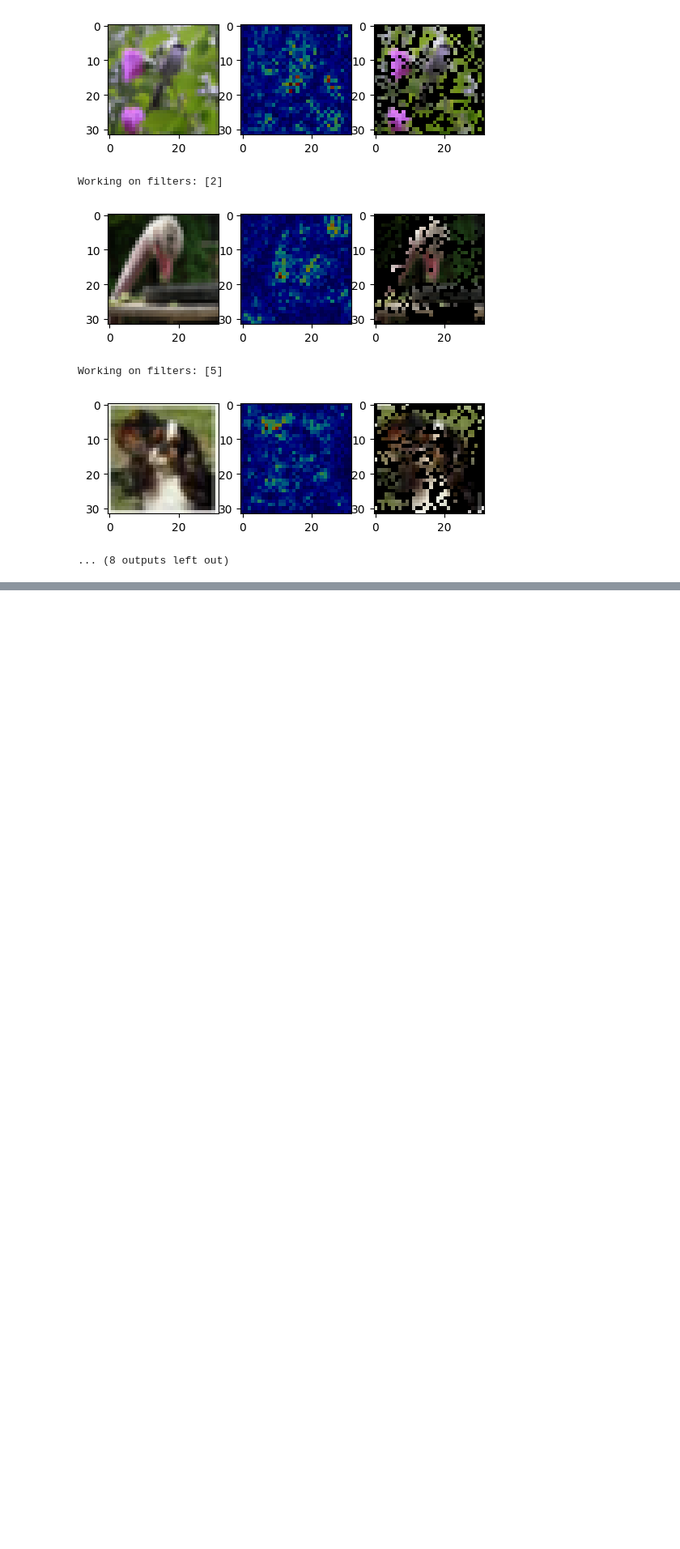
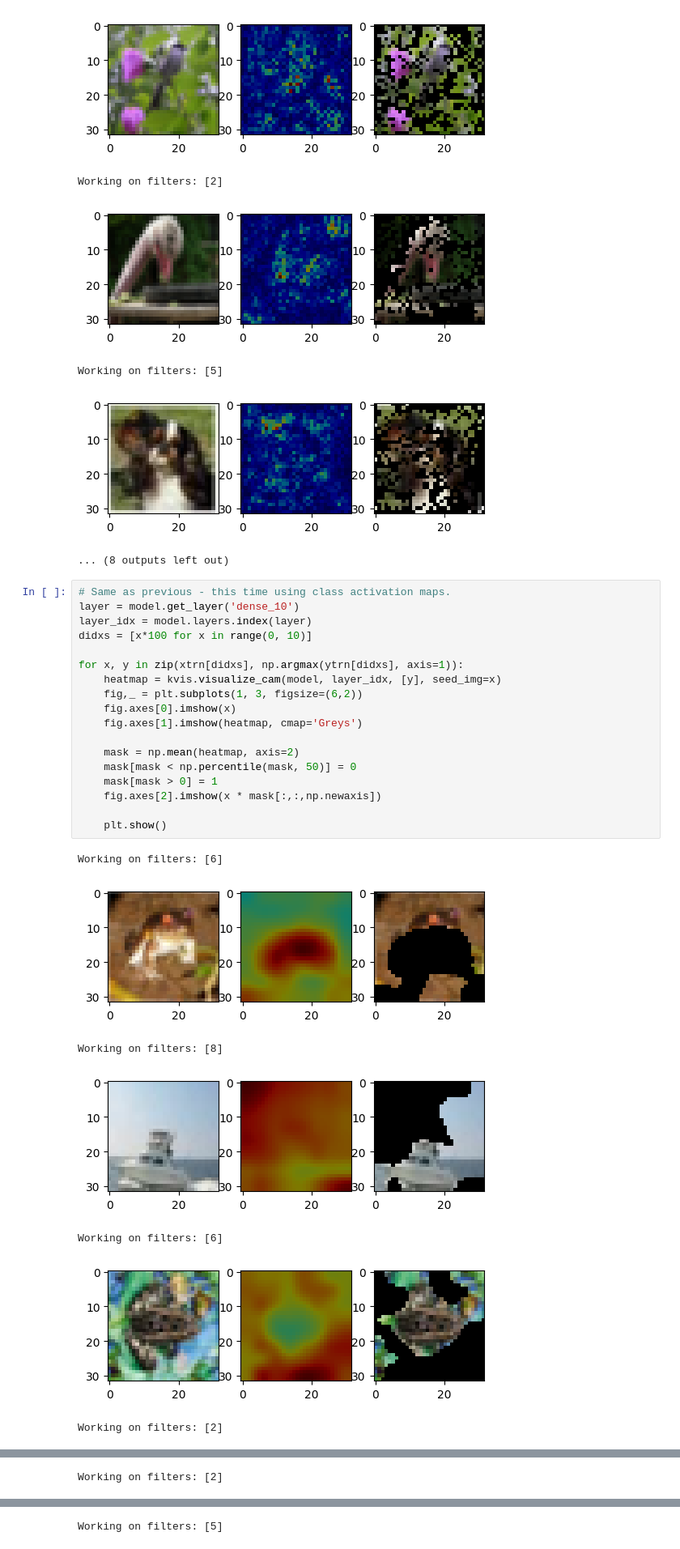
Before and after one commit to alexklibisz/exercises, a Jupyter notebook: neural-networks/cifar10_keras_vis.ipynb, the cells around one changed output, grey strips where cells are left out. Shown at 81% size. Drawn from its saved outputs; the diff is of its cells as text; blank space fills up the shorter version.

```diff
--- a/neural-networks/cifar10_keras_vis.ipynb
+++ b/neural-networks/cifar10_keras_vis.ipynb
@@ -268,3 +268,29 @@ Working on filters: [2]
 Working on filters: [5]
 [figure]
 ... (8 outputs left out)
+# %%
+# Same as previous - this time using class activation maps.
+layer = model.get_layer('dense_10')
+layer_idx = model.layers.index(layer)
+didxs = [x*100 for x in range(0, 10)]
+
+for x, y in zip(xtrn[didxs], np.argmax(ytrn[didxs], axis=1)):
+    heatmap = kvis.visualize_cam(model, layer_idx, [y], seed_img=x)
+    fig,_ = plt.subplots(1, 3, figsize=(6,2))
+    fig.axes[0].imshow(x)
+    fig.axes[1].imshow(heatmap, cmap='Greys')
+
+    mask = np.mean(heatmap, axis=2)
+    mask[mask < np.percentile(mask, 50)] = 0
+    mask[mask > 0] = 1
+    fig.axes[2].imshow(x * mask[:,:,np.newaxis])
+
+    plt.show()
+# %% [output]
+Working on filters: [6]
+[figure, added]
+Working on filters: [8]
+[figure, added]
+Working on filters: [6]
+[figure, added]
+Working on filters: [2]
@@ -270,0 +298 @@ Working on filters: [5]
+Working on filters: [2]
@@ -270,0 +300 @@ Working on filters: [5]
+Working on filters: [5]
```
Also changed, not shown: parts of 3 cells of this notebook.
